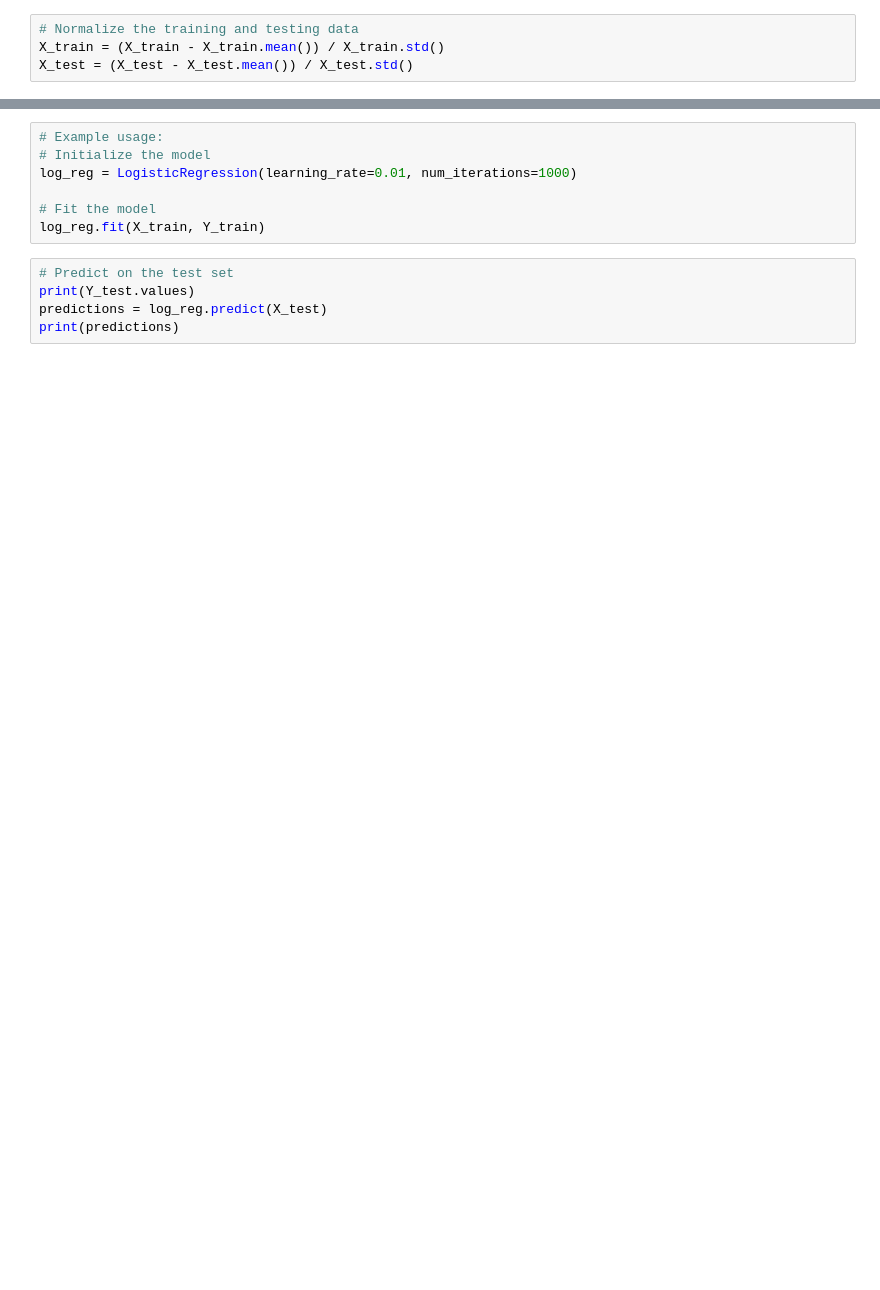
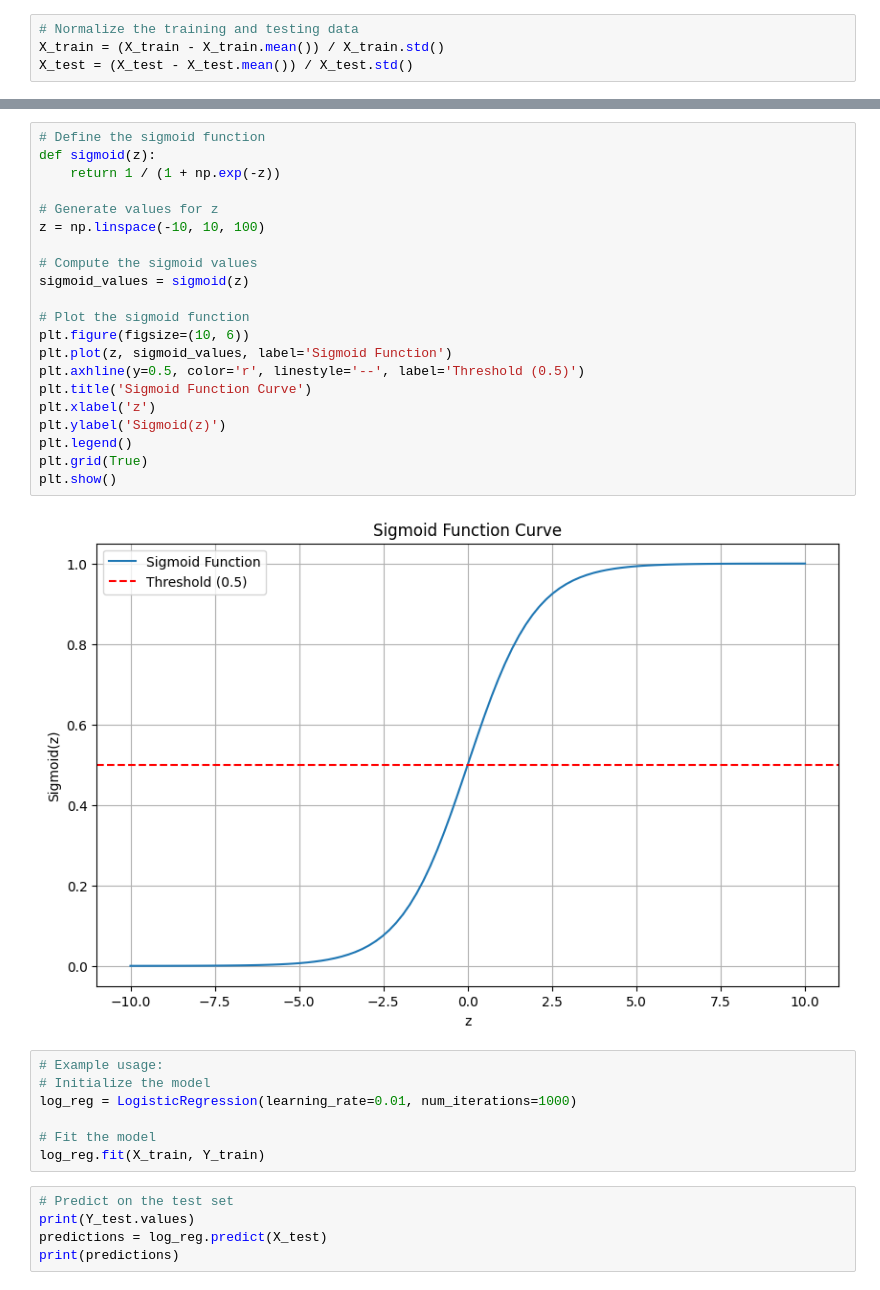
Before and after one commit to abhinav-caped/Mrm-taskphase, a Jupyter notebook: titanic.ipynb, the cells around one changed output, grey strips where cells are left out. Saved outputs shown, nothing was run; the diff lists cells and outputs as text; blank space fills up the shorter version.

```diff
--- a/titanic.ipynb
+++ b/titanic.ipynb
@@ -329,3 +312,26 @@ Passing `palette` without assigning `hue` is deprecated and will be removed in v
+# %%
+# Define the sigmoid function
+def sigmoid(z):
+    return 1 / (1 + np.exp(-z))
+
+# Generate values for z
+z = np.linspace(-10, 10, 100)
+
+# Compute the sigmoid values
+sigmoid_values = sigmoid(z)
+
+# Plot the sigmoid function
+plt.figure(figsize=(10, 6))
+plt.plot(z, sigmoid_values, label='Sigmoid Function')
+plt.axhline(y=0.5, color='r', linestyle='--', label='Threshold (0.5)')
+plt.title('Sigmoid Function Curve')
+plt.xlabel('z')
+plt.ylabel('Sigmoid(z)')
+plt.legend()
+plt.grid(True)
+plt.show()
+# %% [output]
+[figure, added]
 # %%
 # Example usage:
 # Initialize the model
```
Also changed, not shown: parts of 15 cells of this notebook.
